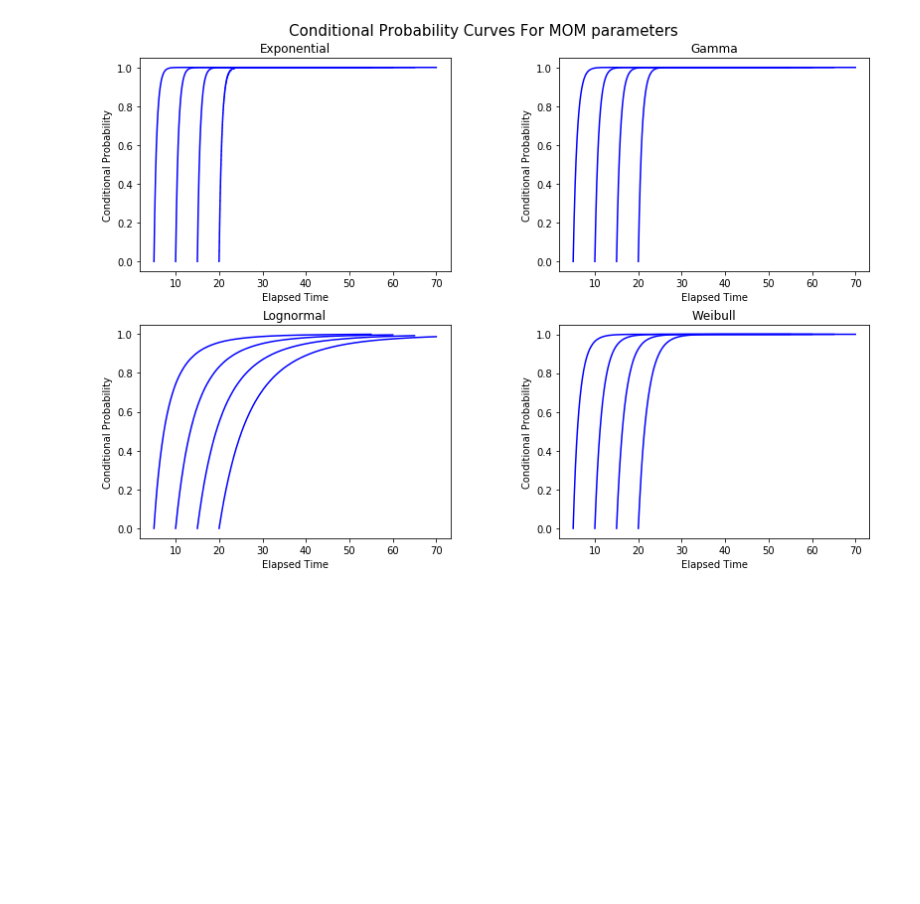
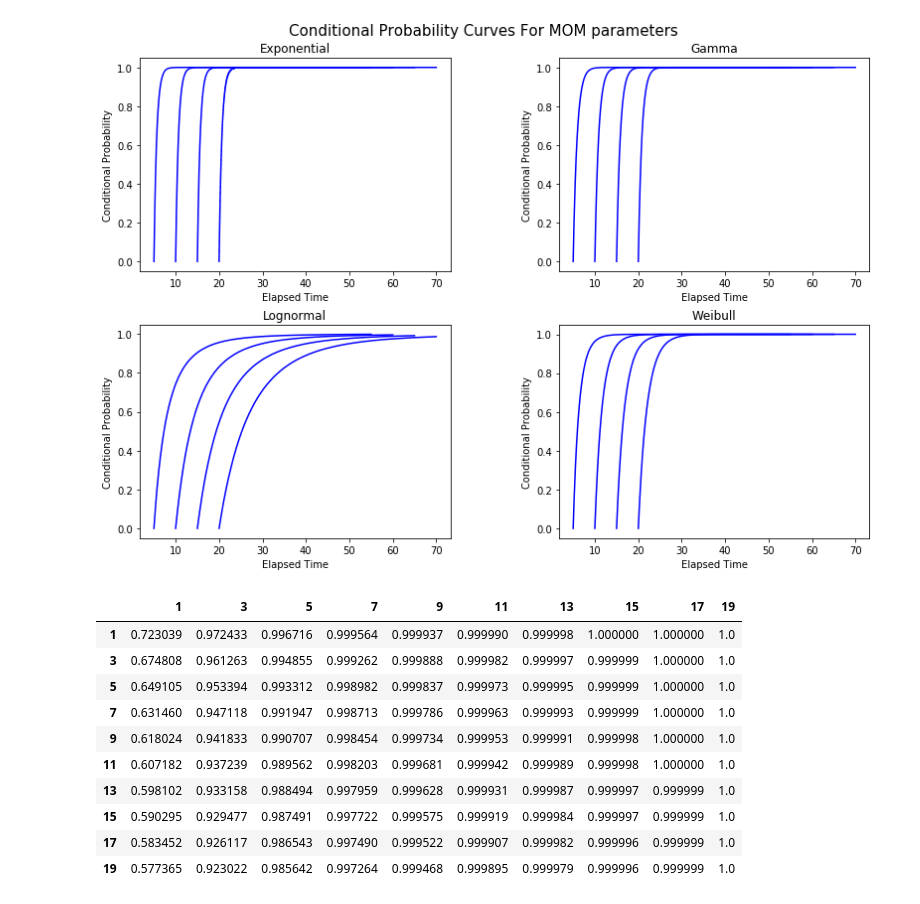
Before and after one commit to adityatulsyan/Earthquake-Interevent-Time-Analysis, a Jupyter notebook: Earthquake Forecasting.ipynb, the cells around one changed output. Cells and saved outputs as stored; diff of their text form; code cells hidden in the pictures; blank space fills up the shorter version.

```diff
--- a/Earthquake Forecasting.ipynb
+++ b/Earthquake Forecasting.ipynb
@@ -287,3 +294,19 @@ plot_mom([5, 10, 15, 20], v)
 [figure]
 <Figure size 1296x1080 with 0 Axes>
 [figure]
+# %%
+def get_tables_expo():
+    v = np.arange(1, 20, 2)
+    ts = np.arange(1, 20, 2)
+    res = []
+    for t in ts:
+        res.append(c_prob(v, cdf_exponential_mle, t))
+    return res
+
+def get_tables_weibull():
+    v = np.arange(1, 20, 2)
+    ts = np.arange(1, 20, 2)
+    res = []
+    for t in ts:
+        res.append(c_prob(v, cdf_weibull_mle, t))
+    return res
@@ -289,0 +317,18 @@ plot_mom([5, 10, 15, 20], v)
+# %%
+res_weibull = pd.DataFrame(get_tables_weibull())
+res_weibull.columns = np.arange(1, 20, 2)
+res_weibull.index = np.arange(1, 20, 2)
+# %%
+res_weibull
+# %% [output]
+|  | 1 | 3 | 5 | 7 | 9 | 11 | 13 | 15 | 17 | 19 |
+| 1 | 0.723039 | 0.972433 | 0.996716 | 0.999564 | 0.999937 | 0.999990 | 0.999998 | 1.000000 | 1.000000 | 1.0 |
+| 3 | 0.674808 | 0.961263 | 0.994855 | 0.999262 | 0.999888 | 0.999982 | 0.999997 | 0.999999 | 1.000000 | 1.0 |
+| 5 | 0.649105 | 0.953394 | 0.993312 | 0.998982 | 0.999837 | 0.999973 | 0.999995 | 0.999999 | 1.000000 | 1.0 |
+| 7 | 0.631460 | 0.947118 | 0.991947 | 0.998713 | 0.999786 | 0.999963 | 0.999993 | 0.999999 | 1.000000 | 1.0 |
+| 9 | 0.618024 | 0.941833 | 0.990707 | 0.998454 | 0.999734 | 0.999953 | 0.999991 | 0.999998 | 1.000000 | 1.0 |
+| 11 | 0.607182 | 0.937239 | 0.989562 | 0.998203 | 0.999681 | 0.999942 | 0.999989 | 0.999998 | 1.000000 | 1.0 |
+| 13 | 0.598102 | 0.933158 | 0.988494 | 0.997959 | 0.999628 | 0.999931 | 0.999987 | 0.999997 | 0.999999 | 1.0 |
+| 15 | 0.590295 | 0.929477 | 0.987491 | 0.997722 | 0.999575 | 0.999919 | 0.999984 | 0.999997 | 0.999999 | 1.0 |
+| 17 | 0.583452 | 0.926117 | 0.986543 | 0.997490 | 0.999522 | 0.999907 | 0.999982 | 0.999996 | 0.999999 | 1.0 |
+| 19 | 0.577365 | 0.923022 | 0.985642 | 0.997264 | 0.999468 | 0.999895 | 0.999979 | 0.999996 | 0.999999 | 1.0 |
```
Also changed, not shown: parts of 7 cells of this notebook.
